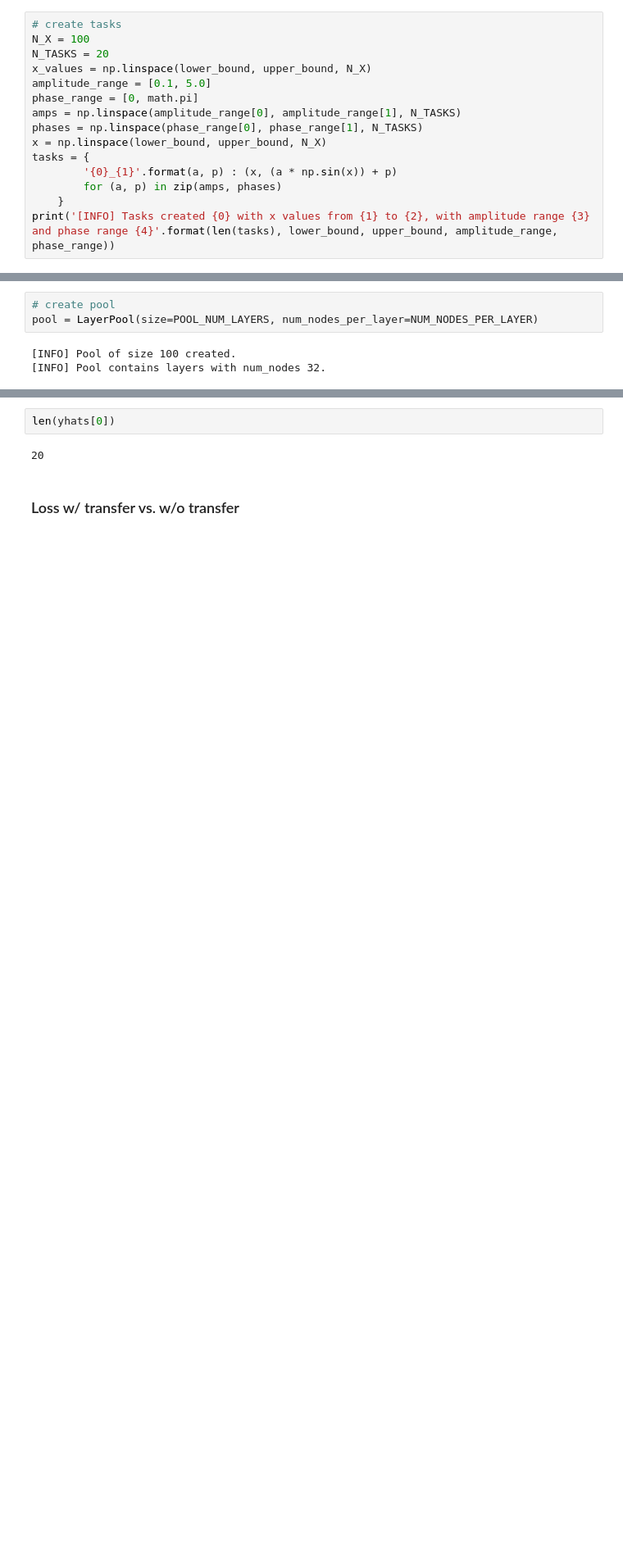
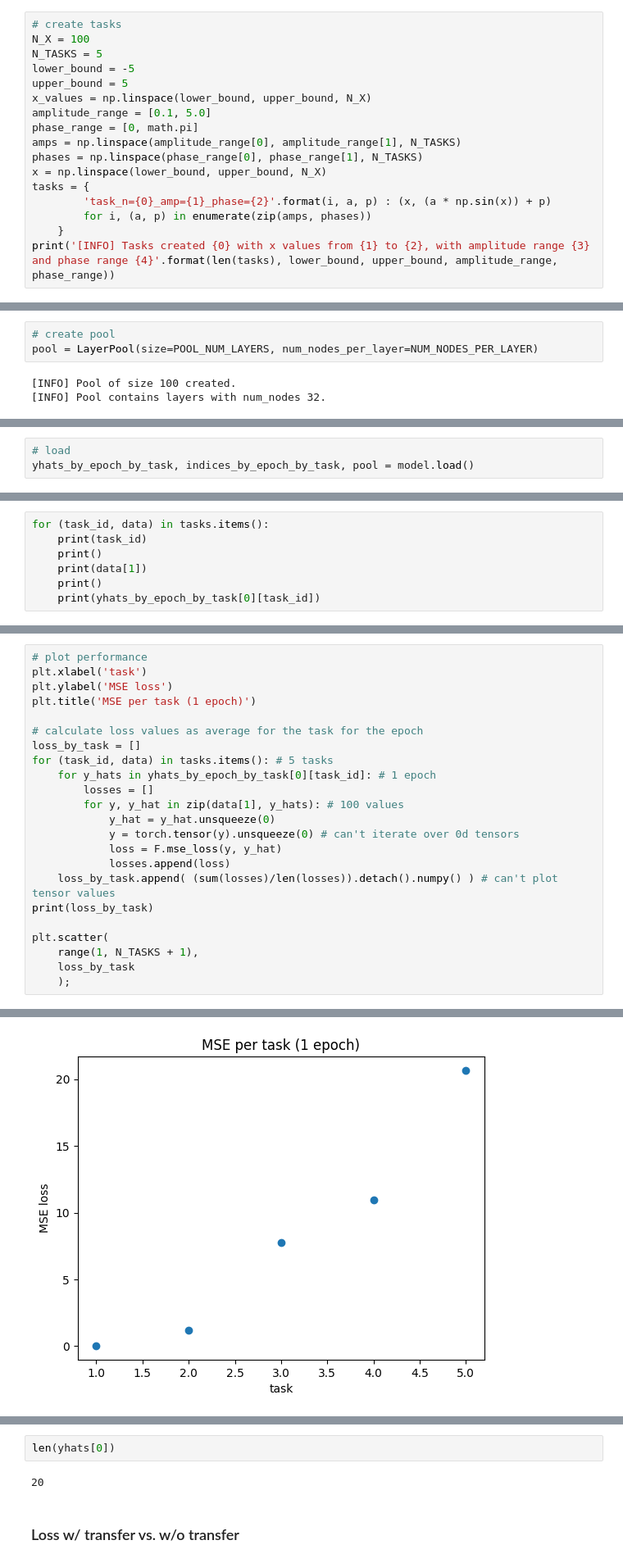
Before and after one commit to matthewstachyra/reinforcement-meta-learning, a Jupyter notebook: src/mvp-short.ipynb, the cells around one changed output, grey strips where cells are left out. Shown at 82% size. Drawn from its saved outputs; the diff is of its cells as text; blank space fills up the shorter version.

Commit message:
initial plots for baby example

```diff
--- a/src/mvp-short.ipynb
+++ b/src/mvp-short.ipynb
@@ -579,7 +582,9 @@ print('[INFO] Number of layers in pool is {0}'.format(POOL_NUM_LAYERS))
 # %%
 # create tasks
 N_X = 100
-N_TASKS = 20
+N_TASKS = 5
+lower_bound = -5
+upper_bound = 5
 x_values = np.linspace(lower_bound, upper_bound, N_X)
 amplitude_range = [0.1, 5.0]
 phase_range = [0, math.pi]
@@ -587,8 +592,8 @@ amps = np.linspace(amplitude_range[0], amplitude_range[1], N_TASKS)
 phases = np.linspace(phase_range[0], phase_range[1], N_TASKS)
 x = np.linspace(lower_bound, upper_bound, N_X)
 tasks = {
-        '{0}_{1}'.format(a, p) : (x, (a * np.sin(x)) + p)
-        for (a, p) in zip(amps, phases)
+        'task_n={0}_amp={1}_phase={2}'.format(i, a, p) : (x, (a * np.sin(x)) + p)
+        for i, (a, p) in enumerate(zip(amps, phases))
     }
 print('[INFO] Tasks created {0} with x values from {1} to {2}, with amplitude range {3} and phase range {4}'.format(len(tasks), lower_bound, upper_bound, amplitude_range, phase_range))
 # %% [output]
@@ -670,0 +651,3 @@ plt.plot(range(1000), times_each_layer_used)
+# %%
+# load
+yhats_by_epoch_by_task, indices_by_epoch_by_task, pool = model.load()
@@ -670,0 +656,7 @@ plt.plot(range(1000), times_each_layer_used)
+# %%
+for (task_id, data) in tasks.items():
+    print(task_id)
+    print()
+    print(data[1])
+    print()
+    print(yhats_by_epoch_by_task[0][task_id])
@@ -670,0 +702,24 @@ plt.plot(range(1000), times_each_layer_used)
+# %%
+# plot performance
+plt.xlabel('task')
+plt.ylabel('MSE loss')
+plt.title('MSE per task (1 epoch)')
+
+# calculate loss values as average for the task for the epoch
+loss_by_task = []
+for (task_id, data) in tasks.items(): # 5 tasks
+    for y_hats in yhats_by_epoch_by_task[0][task_id]: # 1 epoch
+        losses = []
+        for y, y_hat in zip(data[1], y_hats): # 100 values
+            y_hat = y_hat.unsqueeze(0)
+            y = torch.tensor(y).unsqueeze(0) # can't iterate over 0d tensors
+            loss = F.mse_loss(y, y_hat)
+            losses.append(loss)
+    loss_by_task.append( (sum(losses)/len(losses)).detach().numpy() ) # can't plot tensor values
+print(loss_by_task)
+
+plt.scatter(
+    range(1, N_TASKS + 1),
+    loss_by_task
+    );
+# %% [output]
@@ -670,0 +727 @@ plt.plot(range(1000), times_each_layer_used)
+[figure, added]
```
Also changed, not shown: parts of 19 cells of this notebook, 1 other file.
